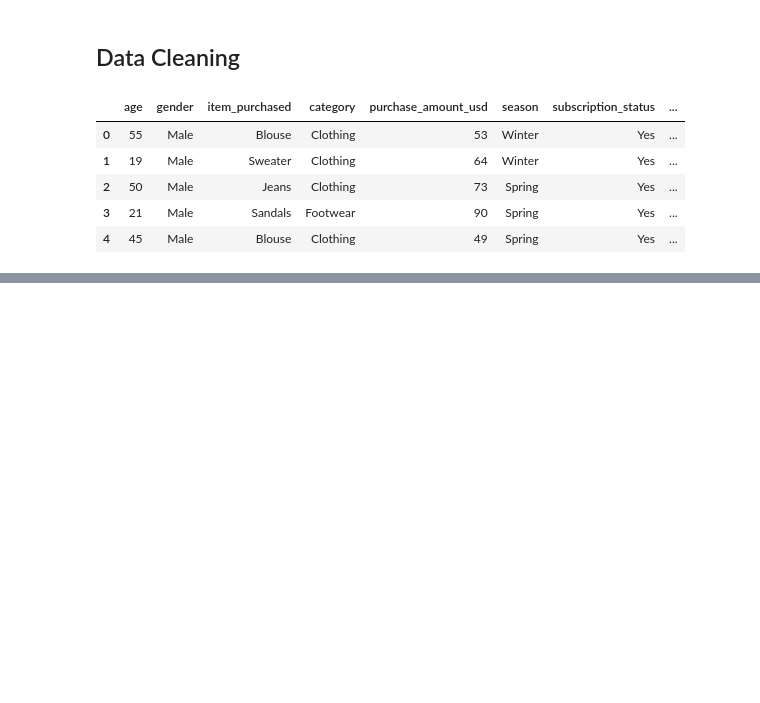
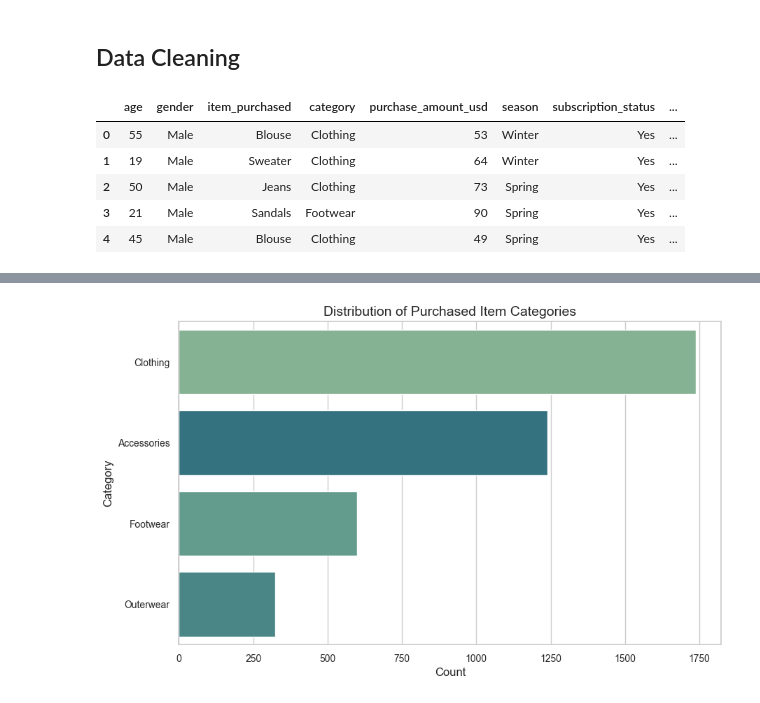
Before and after one commit to profadept/ecommerce-analysis, a Jupyter notebook: notebooks/analysis.ipynb, the cells around one changed output, grey strips where cells are left out. Saved outputs shown, nothing was run; the diff lists cells and outputs as text; code cells hidden in the pictures; blank space fills up the shorter version.

```diff
--- a/notebooks/analysis.ipynb
+++ b/notebooks/analysis.ipynb
@@ -823,0 +176,17 @@ This Exploratory Data Analysis (EDA) investigated the `Shopping Behavior Dataset
+# %%
+sns.countplot(
+    data=data,
+    y="category",
+    hue="category",
+    order=data["category"].value_counts().index,
+    legend=False,
+)
+
+plt.title("Distribution of Purchased Item Categories")
+plt.xlabel("Count")
+plt.ylabel("Category")
+
+plt.savefig(FIGURES_PATH / "04_category_distribution.png" , dpi=300, bbox_inches="tight")
+plt.show()
+# %% [output]
+[figure, added]
```
Also changed, not shown: parts of 45 cells of this notebook.
